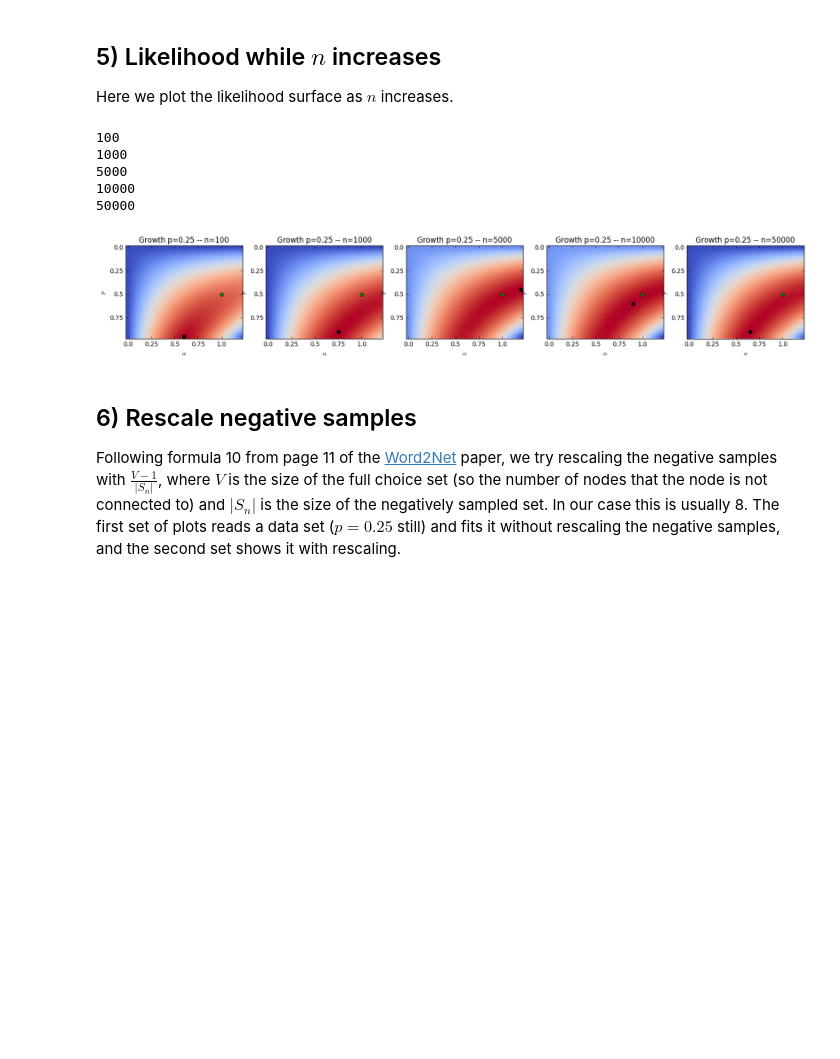
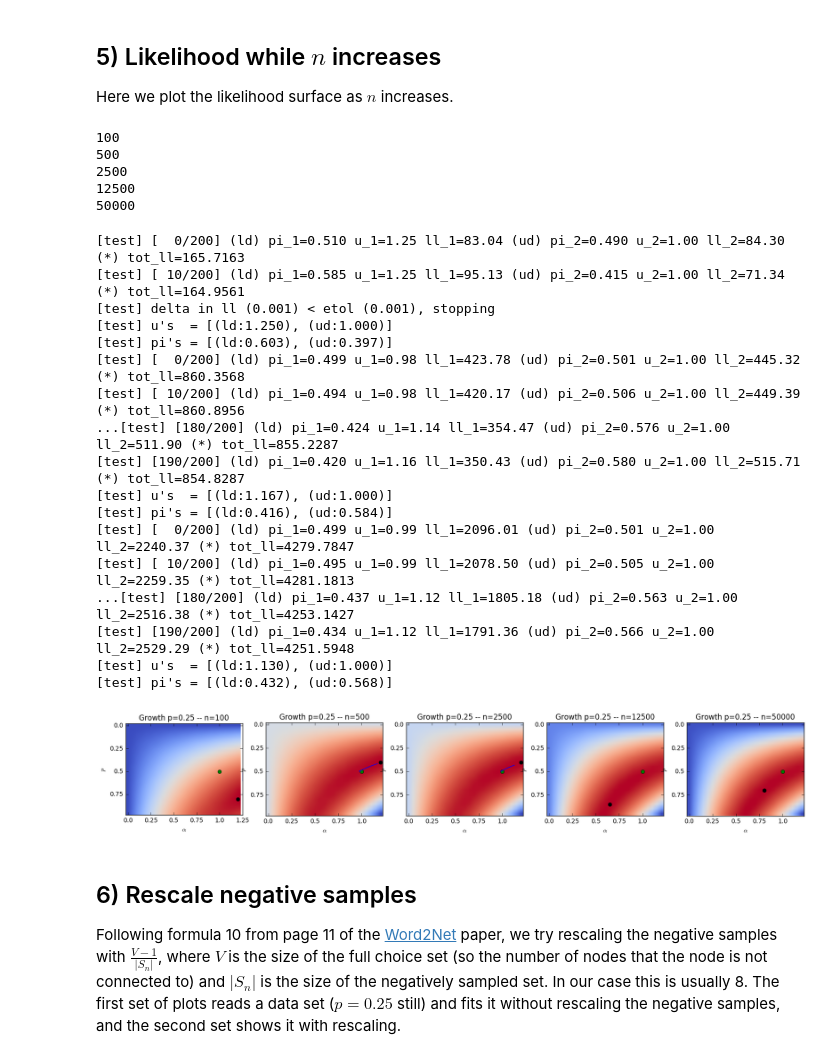
Before and after one commit to janovergoor/choose2grow, a Jupyter notebook: reports/debug_em.ipynb, the cells around one changed output. Saved outputs shown, nothing was run; the diff lists cells and outputs as text; code cells hidden in the pictures; blank space fills up the shorter version.

Commit message:
changed mixed ll

```diff
--- a/reports/debug_em.ipynb
+++ b/reports/debug_em.ipynb
@@ -309,7 +298,7 @@ Here are some observations:
 Here we plot the likelihood surface as $n$ increases.
 # %%
 # generate graphs
-ns = [100, 1000, 5000, 10000, 50000]
+ns = [100, 500, 2500, 12500, 50000]
 Ds = []
 for i in range(len(ns)):
     print(ns[i])
@@ -317,21 +306,46 @@ for i in range(len(ns)):
     Ds.append(network_stats.choice_data('test', el, n_alt=5, vvv=0))
 # %% [output]
 100
-1000
-5000
-10000
+500
+2500
+12500
 50000
 # %%
 fig = plt.figure(figsize=(20, 3.5))
 gs = gridspec.GridSpec(1, 5)
+step=0.05
 for i in range(len(ns)):
     Zt = make_z(Ds[i], step=0.05)
     ax = fig.add_subplot(gs[i])
     title = r"Growth p=0.25 -- n=%d" % ns[i]
-    plot_ll_heatmap(ax, Zt, 0.5, title=title, step=0.05)
+    plot_ll_heatmap(ax, Zt, 0.5, title=title, step=step)
+    if i < 3:
+        # fit the model and plot the path
+        mT = logit.MixedLogitModel('test', grouped=False, D=Ds[i], vvv=1)
+        mT.add_log_degree_model(bounds=((0, 1.25),))
+        mT.add_uniform_degree_model()
+        Tx = mT.fit(etol=0.001, n_rounds=200, return_stats=True)
+        plt.plot((1.25/step)/5 * Tx.u1 * 4, (1.00/step)/4 * Tx.p1 * (1/0.25), '-b')
 fig.show()
 # %% [output]
+[test] [  0/200] (ld) pi_1=0.510 u_1=1.25 ll_1=83.04 (ud) pi_2=0.490 u_2=1.00 ll_2=84.30 (*) tot_ll=165.7163
+[test] [ 10/200] (ld) pi_1=0.585 u_1=1.25 ll_1=95.13 (ud) pi_2=0.415 u_2=1.00 ll_2=71.34 (*) tot_ll=164.9561
+[test] delta in ll (0.001) < etol (0.001), stopping
+[test] u's  = [(ld:1.250), (ud:1.000)]
+[test] pi's = [(ld:0.603), (ud:0.397)]
+[test] [  0/200] (ld) pi_1=0.499 u_1=0.98 ll_1=423.78 (ud) pi_2=0.501 u_2=1.00 ll_2=445.32 (*) tot_ll=860.3568
+[test] [ 10/200] (ld) pi_1=0.494 u_1=0.98 ll_1=420.17 (ud) pi_2=0.506 u_2=1.00 ll_2=449.39 (*) tot_ll=860.8956
+...[test] [180/200] (ld) pi_1=0.424 u_1=1.14 ll_1=354.47 (ud) pi_2=0.576 u_2=1.00 ll_2=511.90 (*) tot_ll=855.2287
+[test] [190/200] (ld) pi_1=0.420 u_1=1.16 ll_1=350.43 (ud) pi_2=0.580 u_2=1.00 ll_2=515.71 (*) tot_ll=854.8287
+[test] u's  = [(ld:1.167), (ud:1.000)]
+[test] pi's = [(ld:0.416), (ud:0.584)]
+[test] [  0/200] (ld) pi_1=0.499 u_1=0.99 ll_1=2096.01 (ud) pi_2=0.501 u_2=1.00 ll_2=2240.37 (*) tot_ll=4279.7847
+[test] [ 10/200] (ld) pi_1=0.495 u_1=0.99 ll_1=2078.50 (ud) pi_2=0.505 u_2=1.00 ll_2=2259.35 (*) tot_ll=4281.1813
+...[test] [180/200] (ld) pi_1=0.437 u_1=1.12 ll_1=1805.18 (ud) pi_2=0.563 u_2=1.00 ll_2=2516.38 (*) tot_ll=4253.1427
+[test] [190/200] (ld) pi_1=0.434 u_1=1.12 ll_1=1791.36 (ud) pi_2=0.566 u_2=1.00 ll_2=2529.29 (*) tot_ll=4251.5948
+[test] u's  = [(ld:1.130), (ud:1.000)]
+[test] pi's = [(ld:0.432), (ud:0.568)]
-[figure, old version]
+[figure, new version]
 # %% [markdown]
 ## 6) Rescale negative samples
 
```
Also changed, not shown: parts of 8 cells of this notebook, 1 other file.
